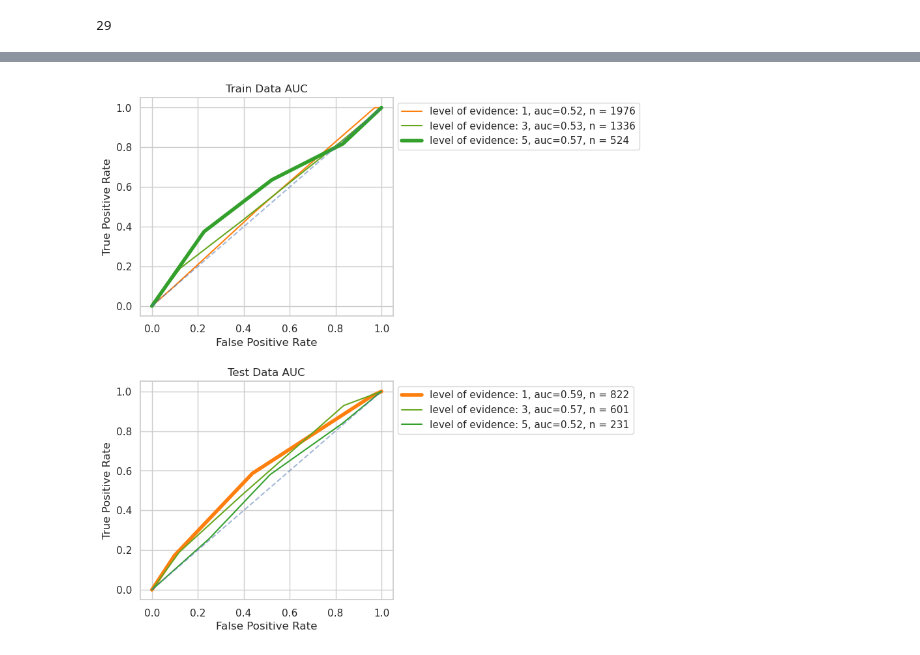
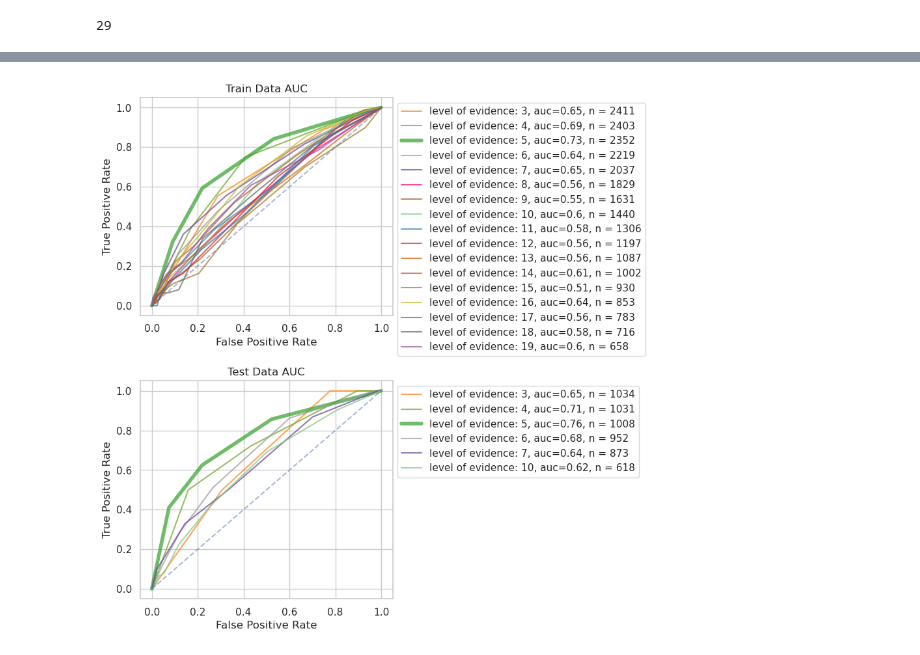
Before and after one commit to jennyqsun/evidence-chain, a Jupyter notebook: analysis/roc_runs_varying_count.ipynb, the cells around one changed output, grey strips where cells are left out. Drawn from its saved outputs; the diff is of its cells as text; code cells hidden in the pictures.

```diff
--- a/analysis/roc_runs_varying_count.ipynb
+++ b/analysis/roc_runs_varying_count.ipynb
@@ -30,7 +30,7 @@ ALL_BEH_DIR = os.path.join(PROJECT_DIR, 'rwchain-beh', 'combined')
 CODE_DIR = "/home/jenny/evidence-chain/"
 FIG_DIR = os.path.join(CODE_DIR, "figs/runs_varying_count/")
 # %%
-stimdur = 'combined'
+stimdur = '100'
 # %%
 
 list_of_subj = os.listdir(BEH_DIR)
@@ -145,8 +101,8 @@ len(y_pred_prob_train)
 # set the fixed bound
 
 
-position_range = np.arange(6,7)
-e_level_list = [1,3,5]
+position_range = np.arange(2,19)
+# e_level_list = [1,3,5]
 
 TRUE_N = []
 TOTAL_N = []
@@ -164,7 +120,7 @@ AUC_THRESH_TRAIN = []
 AUC_THRESH_TEST =[]
 
 for position_terminate in position_range:
-    for e_level in e_level_list:
+    # for e_level in e_level_list:
         dataset, dataset_resp = make_dataset(position_terminate, count, chain_matrix)
         TRUE_N.append(dataset_resp.sum())
         TOTAL_N.append(len(dataset))
@@ -173,25 +129,22 @@ for position_terminate in position_range:
         )
         # integrate evidence
 
-        x_train_evidence = get_abs_evidence(x_train)[:,-1]
-        x_test_evidence = get_abs_evidence(x_test)[:,-1]
-        ind_train = x_train_evidence==e_level
-        ind_test = x_test_evidence==e_level
+        # x_train_evidence = get_abs_evidence(x_train)[:,-1]
+        # x_test_evidence = get_abs_evidence(x_test)[:,-1]
+        # ind_train = x_train_evidence==e_level
+        # ind_test = x_test_evidence==e_level
 
-        # predict prob
-        # predict prob
-        # y_pred_prob_train = sigmoid(x_train_evidence)
-        # y_pred_prob_test = sigmoid(x_test_evidence)
-        x_train_ = x_train[ind_train]
-        x_test_ = x_test[ind_test]
-        y_pred_prob_train = get_max_runs(x_train_)
-        y_pred_prob_test = get_max_runs(x_test_)
 
-        y_train = y_train[ind_train]
-        y_test =  y_test[ind_test]
+        # x_train_ = x_train[ind_train]
+        # x_test_ = x_test[ind_test]
+        y_pred_prob_train = get_max_runs(x_train)
+        y_pred_prob_test = get_max_runs(x_test)
 
-        N_TRAIN.append(len(x_train_))
-        N_TEST.append(len(x_test_))
+        # y_train = y_train[ind_train]
+        # y_test =  y_test[ind_test]
+
+        N_TRAIN.append(len(x_train))
+        N_TEST.append(len(x_test))
 
         # plot ROC
         fpr_train, tpr_train, thresh_train = metrics.roc_curve(y_train, y_pred_prob_train)
@@ -288,11 +245,12 @@ fig.show()
 # %%
 fig, ax = plt.subplots(2,1,figsize = (5,10))
-_,ax0 = plot_roc(FPR_TRAIN,TPR_TRAIN,AUC_TRAIN, e_level_list, N_TRAIN, auc_cutoff = 0, ax=ax[0], label="level of evidence")
-_,ax1 = plot_roc(FPR_TEST,TPR_TEST,AUC_TEST, e_level_list, N_TEST, auc_cutoff = 0, ax=ax[1],label="level of evidence")
+_,ax0 = plot_roc(FPR_TRAIN,TPR_TRAIN,AUC_TRAIN, [i+1 for i in POSITION_OF_SAMPLES], N_TRAIN, auc_cutoff = 0.5, ax=ax[0], label="level of evidence")
+_,ax1 = plot_roc(FPR_TEST,TPR_TEST,AUC_TEST, [i+1 for i in POSITION_OF_SAMPLES]
+                 , N_TEST, auc_cutoff = 0.6, ax=ax[1],label="level of evidence")
 ax0.set_title("Train Data AUC")
 ax1.set_title("Test Data AUC")
 fig.subplots_adjust(hspace=0.3)
 fig.show()
 fig.savefig(f'{FIG_DIR}auc_curve_{stimdur}.png', dpi=300,bbox_inches='tight')
 # %% [output]
-[figure, old version]
+[figure, new version]
```
Also changed, not shown: parts of 9 cells of this notebook, 16 other files.
